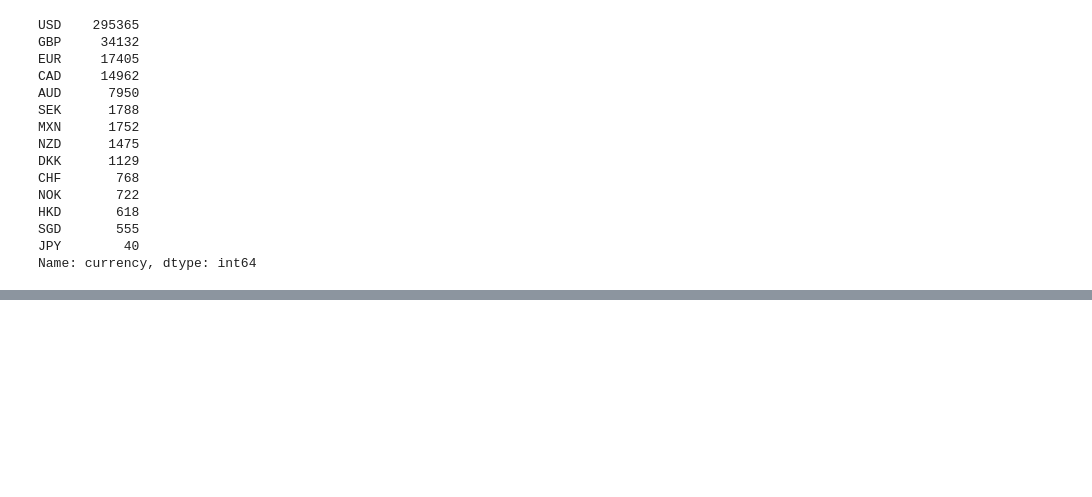
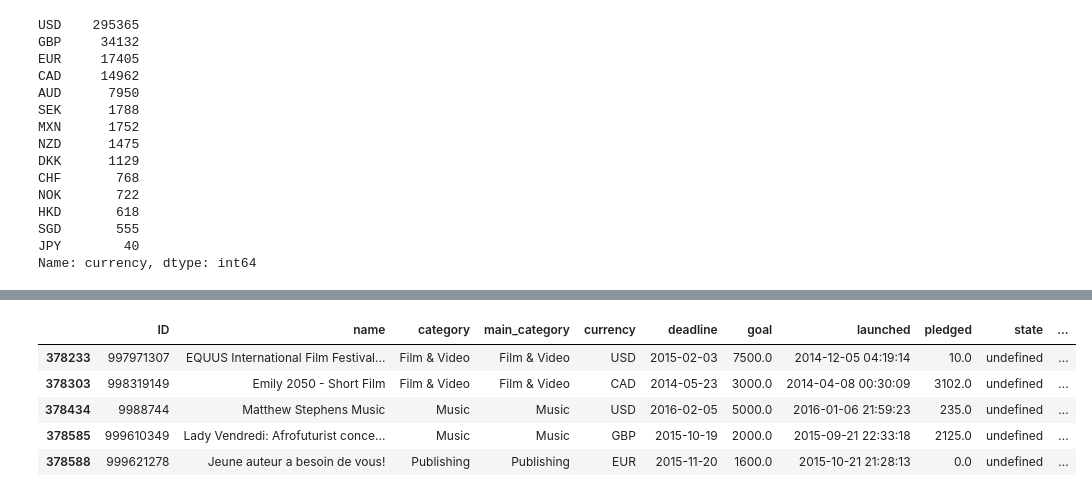
Before and after one commit to pjwseo/Kickstarter-Analysis, a Jupyter notebook: kickstarter-analysis.ipynb, the cells around one changed output, grey strips where cells are left out. Drawn from its saved outputs; the diff is of its cells as text; code cells hidden in the pictures; blank space fills up the shorter version.

```diff
--- a/kickstarter-analysis.ipynb
+++ b/kickstarter-analysis.ipynb
@@ -129,0 +129,12 @@ Name: currency, dtype: int64
+# %%
+string = 'N,0"'
+df_no = df_og.query('country == @string')
+# %%
+df_no.tail()
+# %% [output]
+|  | ID | name | category | main_category | currency | deadline | goal | launched | pledged | state | ... |
+| 378233 | 997971307 | EQUUS International Film Festival... | Film & Video | Film & Video | USD | 2015-02-03 | 7500.0 | 2014-12-05 04:19:14 | 10.0 | undefined | ... |
+| 378303 | 998319149 | Emily 2050 - Short Film | Film & Video | Film & Video | CAD | 2014-05-23 | 3000.0 | 2014-04-08 00:30:09 | 3102.0 | undefined | ... |
+| 378434 | 9988744 | Matthew Stephens Music | Music | Music | USD | 2016-02-05 | 5000.0 | 2016-01-06 21:59:23 | 235.0 | undefined | ... |
+| 378585 | 999610349 | Lady Vendredi: Afrofuturist conce... | Music | Music | GBP | 2015-10-19 | 2000.0 | 2015-09-21 22:33:18 | 2125.0 | undefined | ... |
+| 378588 | 999621278 | Jeune auteur a besoin de vous! | Publishing | Publishing | EUR | 2015-11-20 | 1600.0 | 2015-10-21 21:28:13 | 0.0 | undefined | ... |
```
Also changed, not shown: parts of 16 cells of this notebook.
